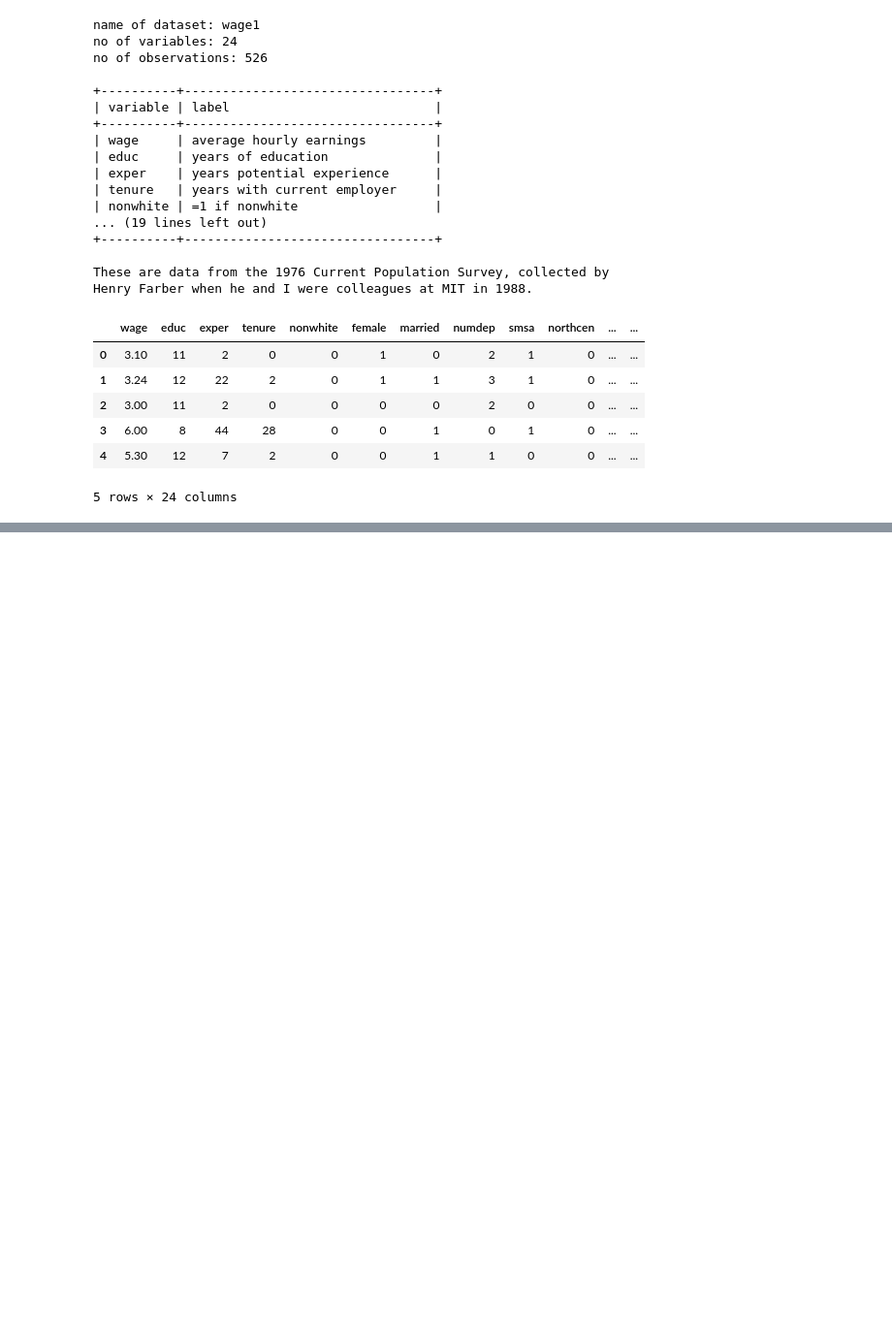
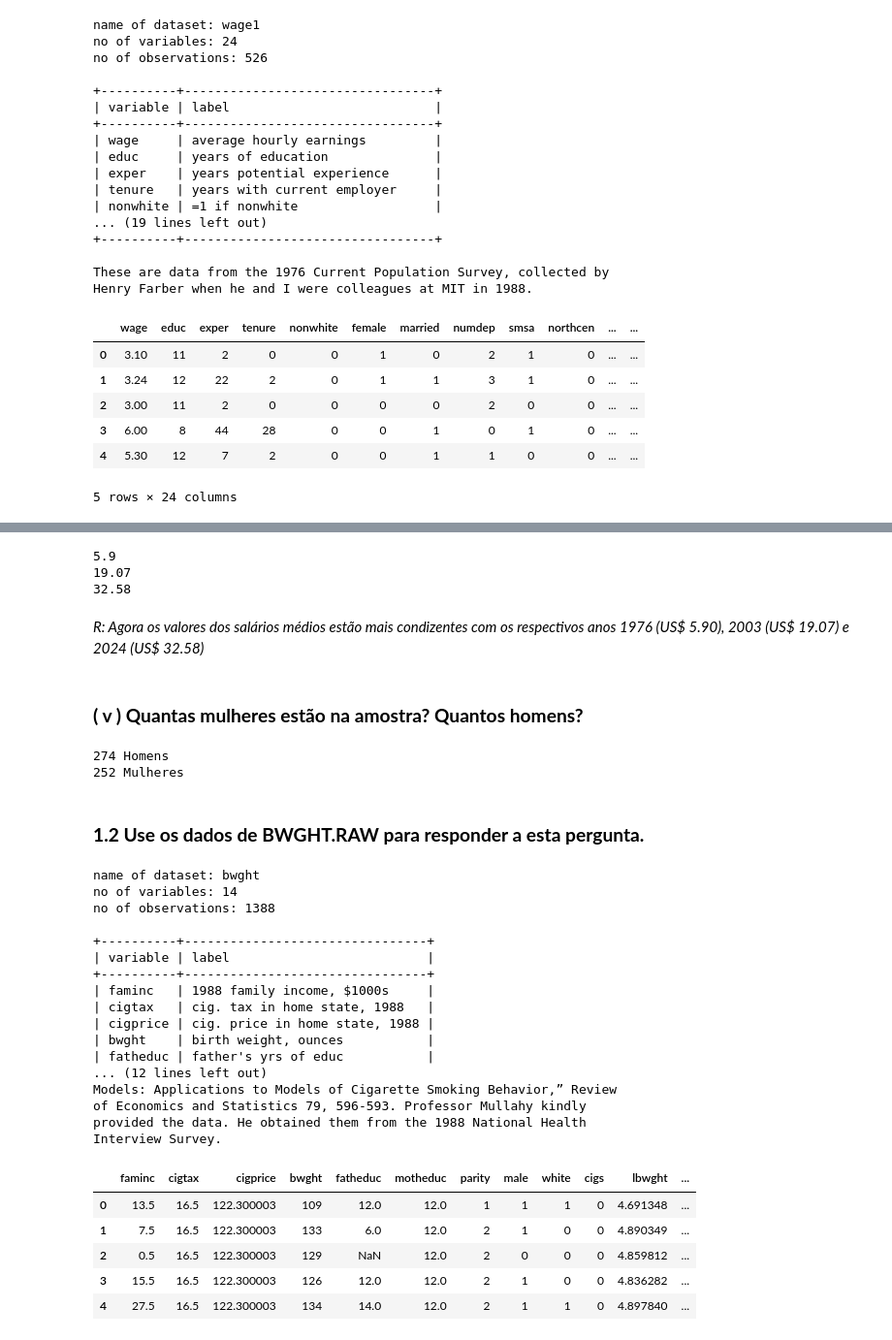
Before and after one commit to JoaoSilvaCorreia/Python, a Jupyter notebook: EconometriaWooldridge.ipynb, the cells around one changed output, grey strips where cells are left out. Shown: that part at 97% size. Cells and saved outputs as stored; diff of their text form; code cells hidden in the pictures; blank space fills up the shorter version.

```diff
--- a/EconometriaWooldridge.ipynb
+++ b/EconometriaWooldridge.ipynb
@@ -71,0 +82,58 @@ Menor valor: 18
+# %%
+cpi1976 = 56.9
+
+cpi2003 = 184.0
+
+cpi2024 = 314.4
+
+wage2003 = (wage1.wage.mean())*(cpi2003/cpi1976)#deflacionamento de 1976 para 2003
+wage2024 = (wage1.wage.mean())*(cpi2024/cpi1976)#deflacionamento de 1976 para 2024
+
+print(round(wage1.wage.mean(),2)) #1976
+print(wage2003.round(2))#2003
+print(wage2024.round(2))#2024
+# %% [output]
+5.9
+19.07
+32.58
+# %% [markdown]
+*R: Agora os valores dos salários médios estão mais condizentes com os respectivos anos 1976 (US\$ 5.90), 2003 (US\$ 19.07) e 2024 (US\$ 32.58)*
+# %% [markdown]
+### **( v ) Quantas mulheres estão na amostra? Quantos homens?**
+# %%
+
+print(wage1.female.value_counts()[0], "Homens")
+print(wage1.female.value_counts()[1], "Mulheres")
+# %% [output]
+274 Homens
+252 Mulheres
+# %% [markdown]
+### **1.2 Use os dados de BWGHT.RAW para responder a esta pergunta.**
+# %%
+wooldridge.data('bwght', description=True) #para mostrar a descrição do dataset
+wage1 = wooldridge.data('bwght') #para carregar o dataset desejado
+wage1.head() #para mostrar as primeiras linhas do dataset
+# %% [output]
+name of dataset: bwght
+no of variables: 14
+no of observations: 1388
+
++----------+--------------------------------+
+| variable | label                          |
++----------+--------------------------------+
+| faminc   | 1988 family income, $1000s     |
+| cigtax   | cig. tax in home state, 1988   |
+| cigprice | cig. price in home state, 1988 |
+| bwght    | birth weight, ounces           |
+| fatheduc | father's yrs of educ           |
+... (12 lines left out)
+Models: Applications to Models of Cigarette Smoking Behavior,” Review
+of Economics and Statistics 79, 596-593. Professor Mullahy kindly
+provided the data. He obtained them from the 1988 National Health
+Interview Survey.
+|  | faminc | cigtax | cigprice | bwght | fatheduc | motheduc | parity | male | white | cigs | lbwght | ... |
+| 0 | 13.5 | 16.5 | 122.300003 | 109 | 12.0 | 12.0 | 1 | 1 | 1 | 0 | 4.691348 | ... |
+| 1 | 7.5 | 16.5 | 122.300003 | 133 | 6.0 | 12.0 | 2 | 1 | 0 | 0 | 4.890349 | ... |
+| 2 | 0.5 | 16.5 | 122.300003 | 129 | NaN | 12.0 | 2 | 0 | 0 | 0 | 4.859812 | ... |
+| 3 | 15.5 | 16.5 | 122.300003 | 126 | 12.0 | 12.0 | 2 | 1 | 0 | 0 | 4.836282 | ... |
+| 4 | 27.5 | 16.5 | 122.300003 | 134 | 14.0 | 12.0 | 2 | 1 | 1 | 0 | 4.897840 | ... |
```
Also changed, not shown: parts of 11 cells of this notebook.
